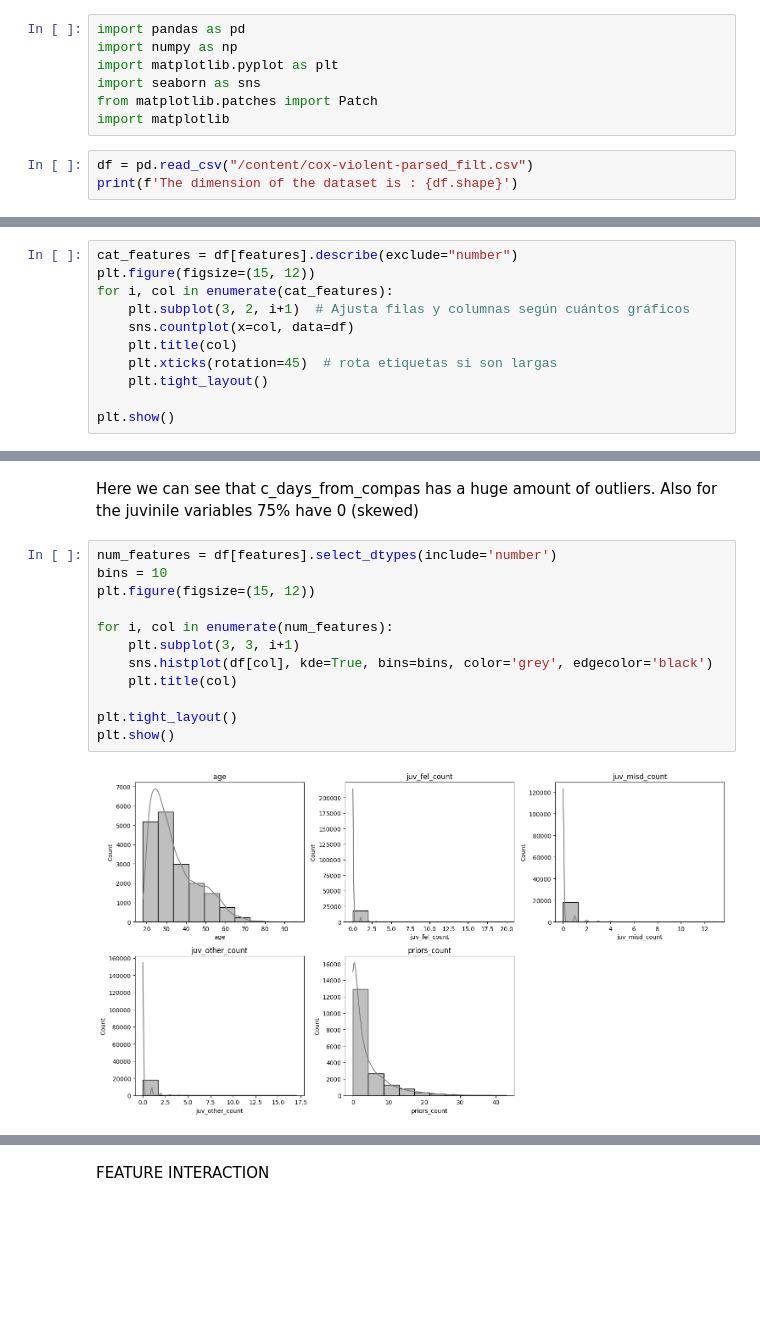
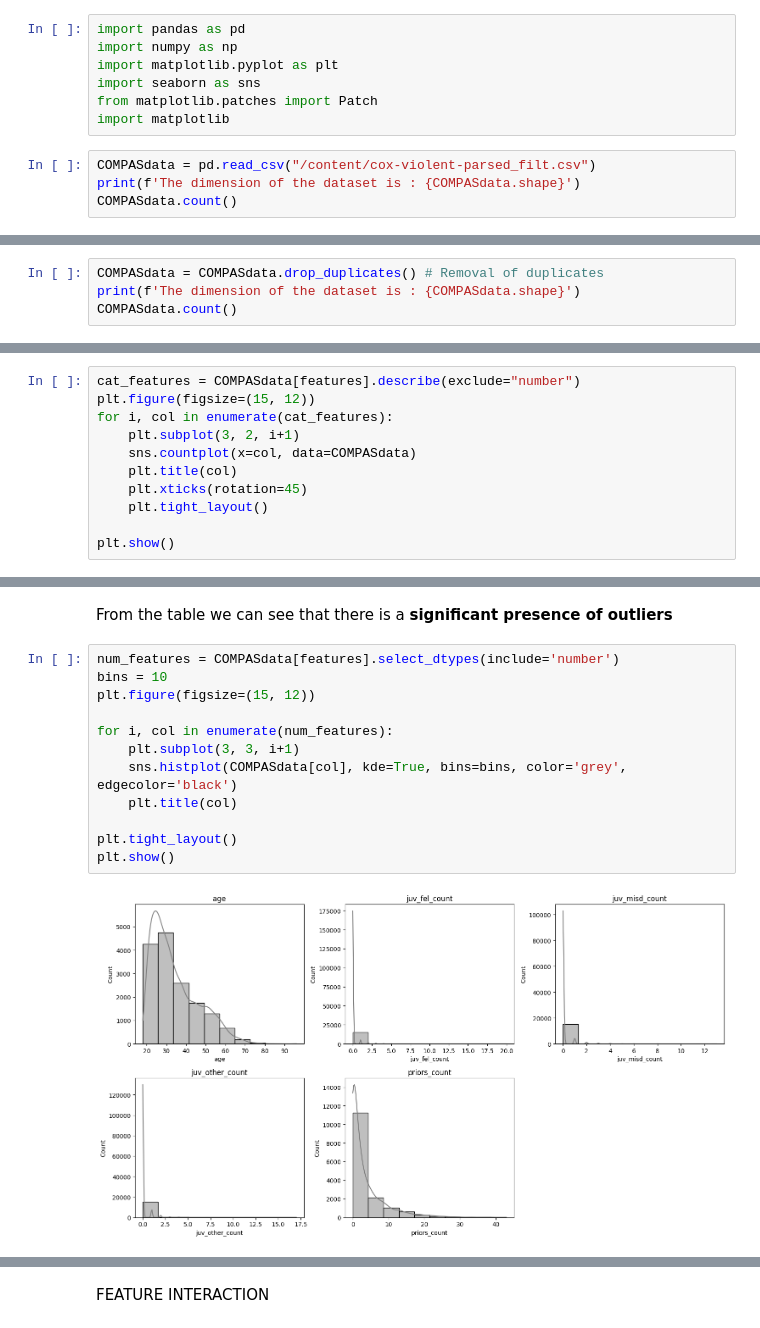
Before and after one commit to SarahSwinnen/ExplainabilityCOMPAS, a Jupyter notebook: EDA_and_Assumptions.ipynb, the cells around one changed output, grey strips where cells are left out. Drawn from its saved outputs; the diff is of its cells as text; blank space fills up the shorter version.

Commit message:
Exploratory Data Analysis of COMPAS dataset

```diff
--- a/EDA_and_Assumptions.ipynb
+++ b/EDA_and_Assumptions.ipynb
@@ -20,7 +12,8 @@ import seaborn as sns
 from matplotlib.patches import Patch
 import matplotlib
 # %%
-df = pd.read_csv("/content/cox-violent-parsed_filt.csv")
-print(f'The dimension of the dataset is : {df.shape}')
+COMPASdata = pd.read_csv("/content/cox-violent-parsed_filt.csv")
+print(f'The dimension of the dataset is : {COMPASdata.shape}')
+COMPASdata.count()
 # %% [output]
 The dimension of the dataset is : (18316, 40)
@@ -47,0 +38,4 @@ dtype: int64
+# %%
+COMPASdata = COMPASdata.drop_duplicates() # Removal of duplicates
+print(f'The dimension of the dataset is : {COMPASdata.shape}')
+COMPASdata.count()
@@ -81,11 +97,11 @@ df[features].describe(exclude="number")
 # %%
-cat_features = df[features].describe(exclude="number")
+cat_features = COMPASdata[features].describe(exclude="number")
 plt.figure(figsize=(15, 12))
 for i, col in enumerate(cat_features):
-    plt.subplot(3, 2, i+1)  # Ajusta filas y columnas según cuántos gráficos
-    sns.countplot(x=col, data=df)
+    plt.subplot(3, 2, i+1)
+    sns.countplot(x=col, data=COMPASdata)
     plt.title(col)
-    plt.xticks(rotation=45)  # rota etiquetas si son largas
+    plt.xticks(rotation=45)
     plt.tight_layout()
 
 plt.show()
@@ -126,20 +144,20 @@ df[features].select_dtypes(include='number').describe()
 | max | 96.000000 | 20.000000 | 13.000000 | 17.000000 | 43.000000 |
-# %% [markdown]
-Here we can see that c_days_from_compas has a huge amount of outliers. Also for the juvinile variables 75% have 0 (skewed)
+# %% [markdown]
+From the table we can see that there is a **significant presence of outliers**
 # %%
-num_features = df[features].select_dtypes(include='number')
+num_features = COMPASdata[features].select_dtypes(include='number')
 bins = 10
 plt.figure(figsize=(15, 12))
 
 for i, col in enumerate(num_features):
     plt.subplot(3, 3, i+1)
-    sns.histplot(df[col], kde=True, bins=bins, color='grey', edgecolor='black')
+    sns.histplot(COMPASdata[col], kde=True, bins=bins, color='grey', edgecolor='black')
     plt.title(col)
 
 plt.tight_layout()
 plt.show()
 # %% [output]
-[figure, old version]
+[figure, new version]
 # %%
 plt.figure(figsize=(12, 6))
 plt.boxplot(num_features, labels=num_features.columns, vert=True)
```
Also changed, not shown: parts of 63 cells of this notebook.
